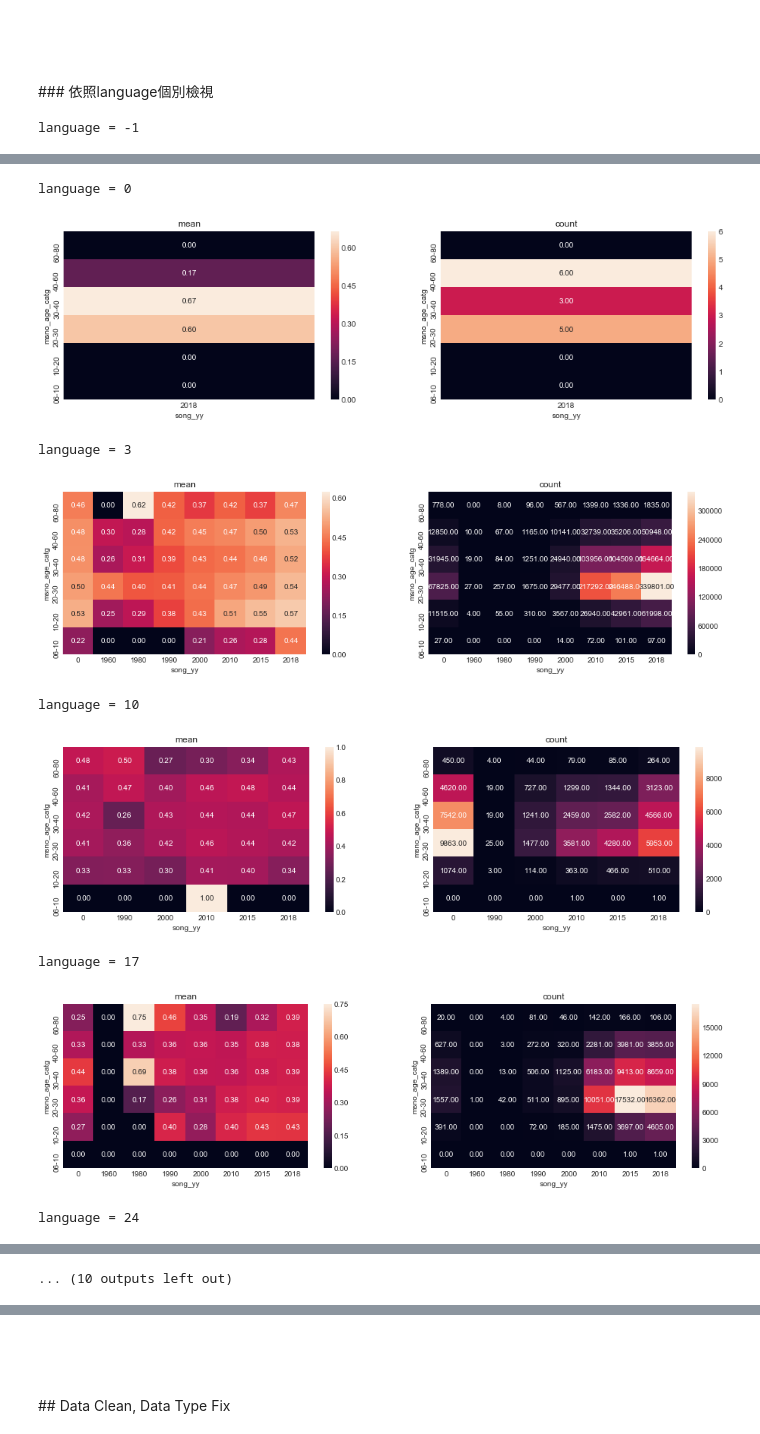
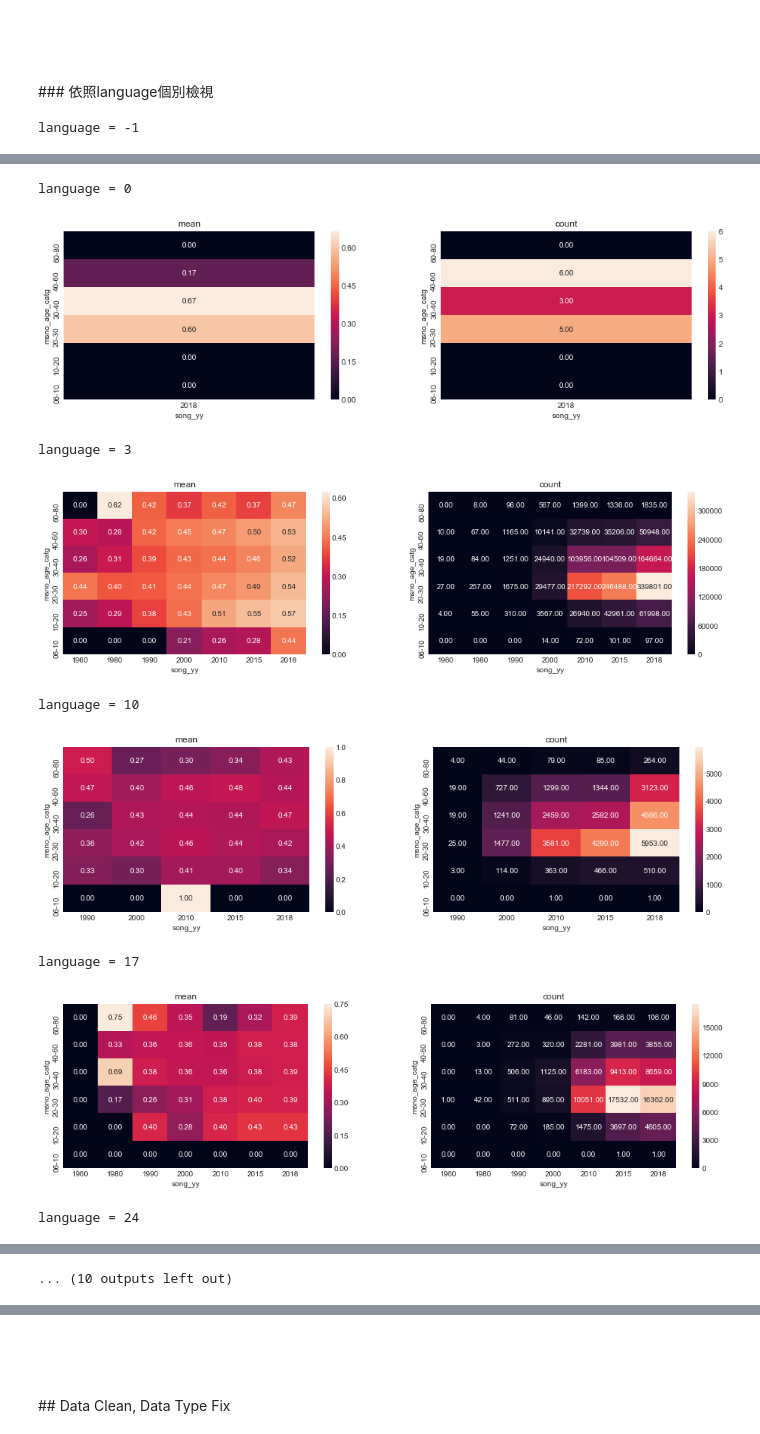
Before and after one commit to CloudMile/ml-specialized, a Jupyter notebook: kkbox/kkbox.ipynb, the cells around one changed output, grey strips where cells are left out. Cells and saved outputs as stored; diff of their text form; code cells hidden in the pictures.

```diff
--- a/kkbox/kkbox.ipynb
+++ b/kkbox/kkbox.ipynb
@@ -138,6 +133,8 @@ members['tenure'] = \
     ((members.expiration_date * 86400)
              .map(lambda e: datetime.fromtimestamp(e) if e > 0 else None) -
      (members.registration_init_time * 86400).map(datetime.fromtimestamp)).dt.days / 365
+# Rounding tenure to int and fill missing value with median 2
+members['tenure'] = members['tenure'].round().fillna(2).map(int).value_counts()
 
 bins = np.array([6, 10, 20, 30, 40, 60, 80])
 age_map = pd.Series(['', '06-10', '10-20', '20-30', '30-40', '40-60', '60-80', ''])
@@ -158,5 +155,6 @@ age_bins = pd.Series([0, 1960, 1980, 1990, 2000, 2010, 2015])
 age_map = pd.Series([0, 1960, 1980, 1990, 2000, 2010, 2015, 2018])
 songs['song_yy'] = (pd.Series(np.digitize(songs.song_yy.fillna(-1), age_bins))
                       .map(age_map).map(str))
+
 del song_extra_info
 # %% [output]
@@ -174,0 +162,11 @@ data.head()
+# %%
+%%time
+data = data.merge(members, how='left', on='msno').merge(songs, how='left', on='song_id')
+# Songs popularity and clicks
+basic_stats = data.groupby('song_id').target.agg(['count', 'mean'])
+basic_stats['song_clicks'] = basic_stats.pop('count')
+basic_stats['song_pplrty'] = basic_stats.pop('mean')
+basic_stats = basic_stats.reindex(data.song_id)
+data['song_clicks'] = basic_stats.song_clicks.values
+data['song_pplrty'] = basic_stats.song_pplrty.values
+del basic_stats
@@ -232,6 +244,7 @@ utils_nb.heatmap(chop, 'msno_age_catg', 'language', annot=True,
 <br/>
 ### 依照language個別檢視
 # %%
+chop = stats.query("msno_age_catg != '' and song_yy != '0'")
 for lan in ('-1', '0', '3', '10', '17', '24',  '31', '38', '45', '52', '59'):
     print(f'language = {lan}')
     utils_nb.heatmap(chop.query(f"language == '{lan}'"), 'msno_age_catg', 'song_yy', annot=True, ytick=age_tick, fmt='.2f')
@@ -241,9 +254,9 @@ language = -1
 language = 0
 [figure]
 language = 3
-[figure, old version]
+[figure, new version]
 language = 10
-[figure, old version]
+[figure, new version]
 language = 17
-[figure, old version]
+[figure, new version]
 language = 24
```
Also changed, not shown: parts of 40 cells of this notebook, 3 other files.
